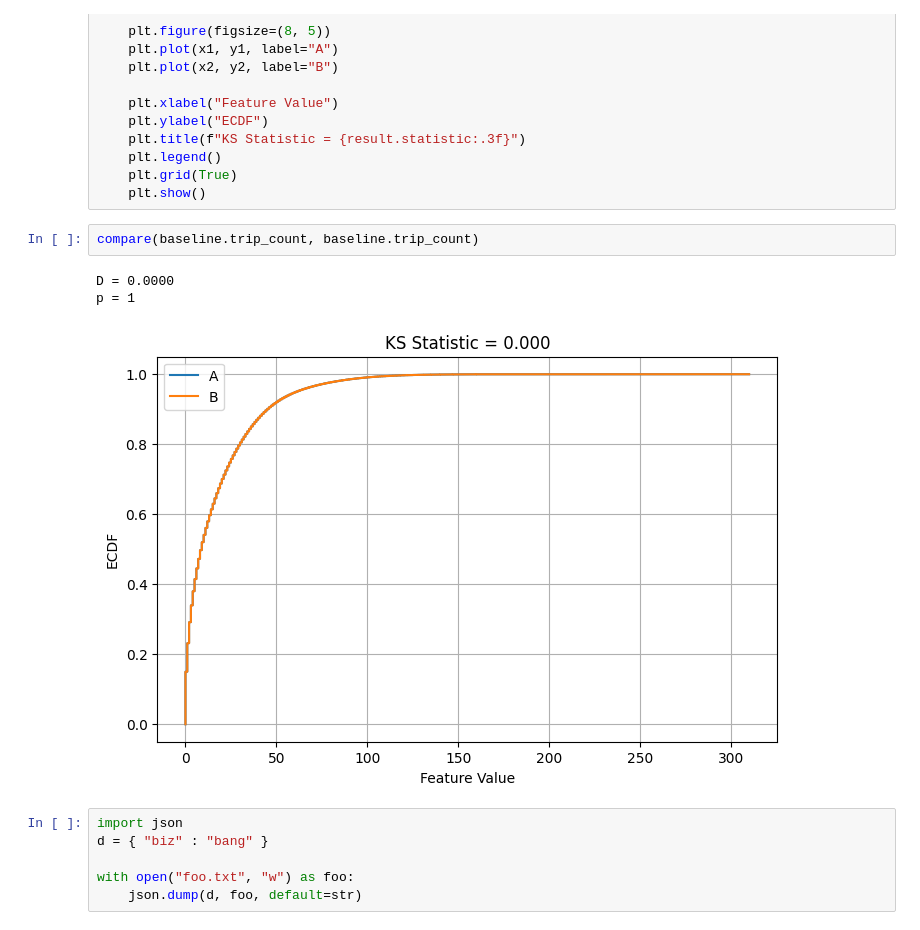
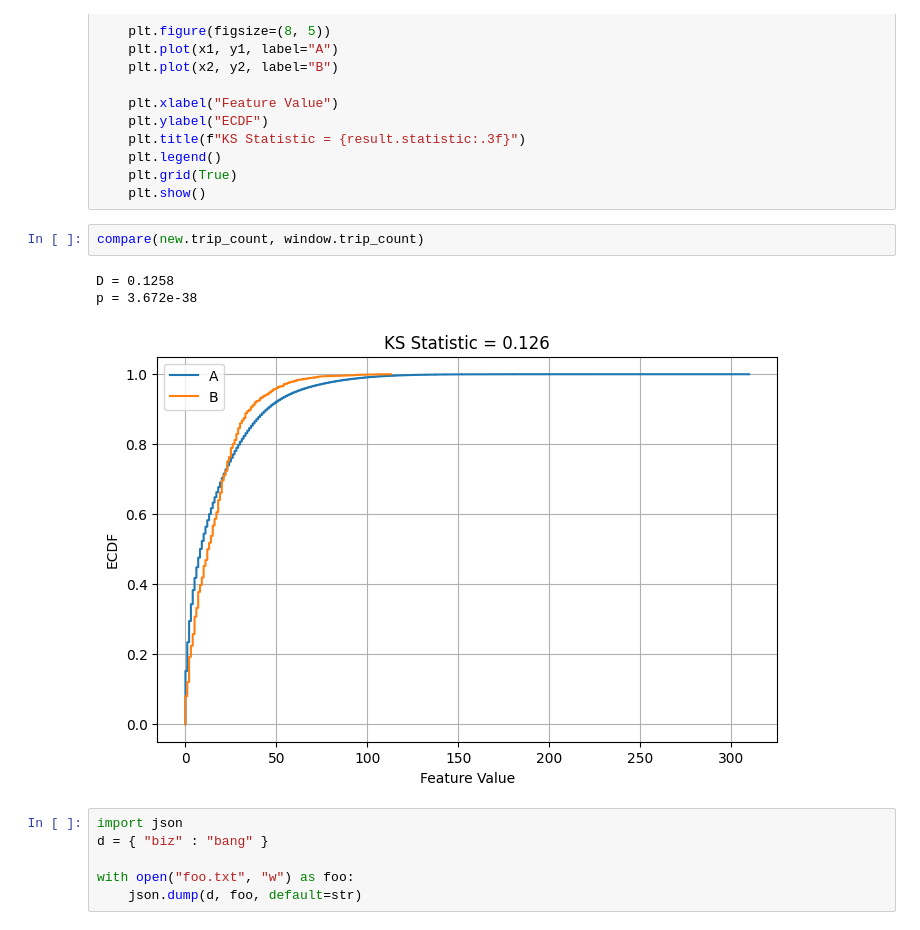
Before and after one commit to auto-d/k8s-taxi, a Jupyter notebook: analysis/eda.ipynb, the cells around one changed output. Cells and saved outputs as stored; diff of their text form.

```diff
--- a/analysis/eda.ipynb
+++ b/analysis/eda.ipynb
@@ -471,11 +447,11 @@ def compare(a, b):
     plt.grid(True)
     plt.show()
 # %%
-compare(baseline.trip_count, baseline.trip_count)
+compare(new.trip_count, window.trip_count)
 # %% [output]
-D = 0.0000
-p = 1
+D = 0.1258
+p = 3.672e-38
-[figure, old version]
+[figure, new version]
 # %%
 import json
 d = { "biz" : "bang" }
```
Also changed, not shown: parts of 14 cells of this notebook, 2 other files.
